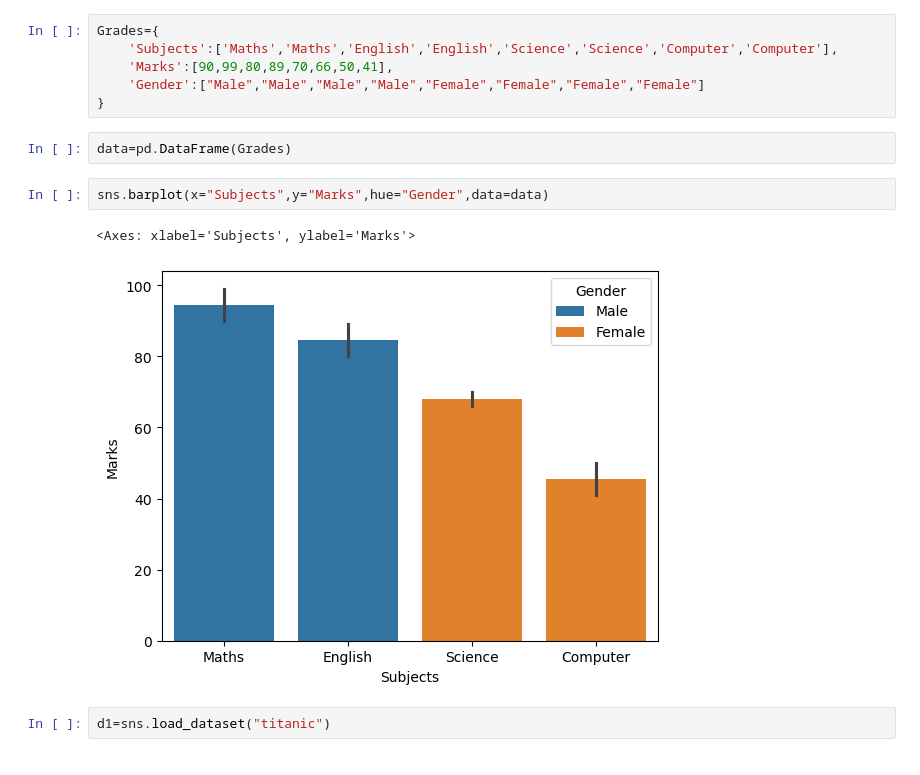
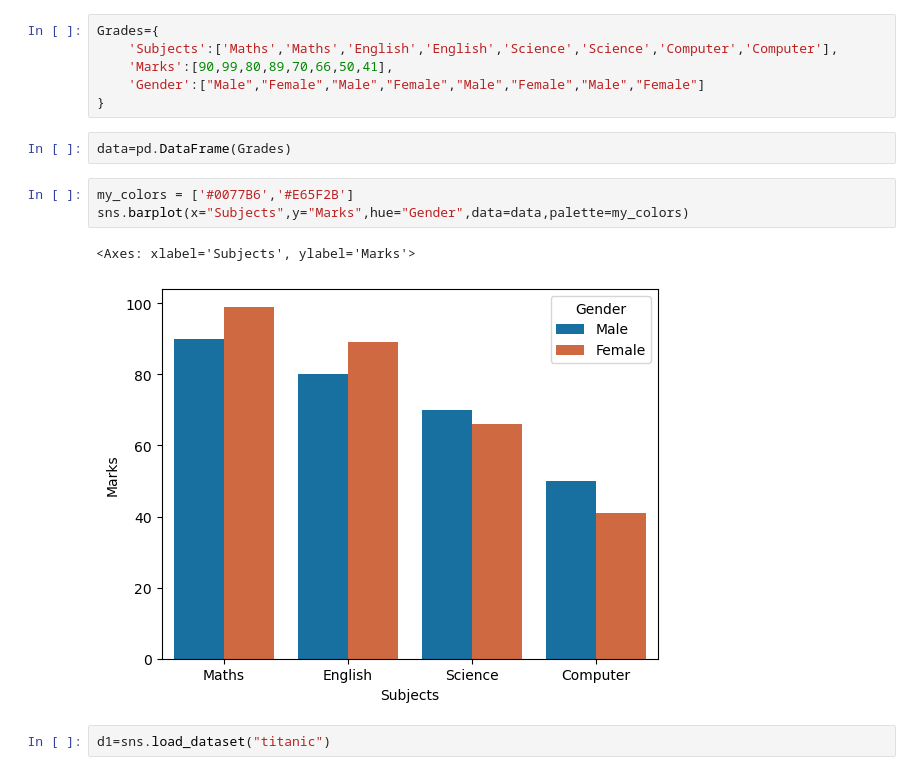
Before and after one commit to saboorkhan6/Analytics, a Jupyter notebook: seaborn/index.ipynb, the cells around one changed output. Drawn from its saved outputs; the diff is of its cells as text.

```diff
--- a/seaborn/index.ipynb
+++ b/seaborn/index.ipynb
@@ -26,15 +26,16 @@ import pandas as pd
 Grades={
     'Subjects':['Maths','Maths','English','English','Science','Science','Computer','Computer'],
     'Marks':[90,99,80,89,70,66,50,41],
-    'Gender':["Male","Male","Male","Male","Female","Female","Female","Female"]
+    'Gender':["Male","Female","Male","Female","Male","Female","Male","Female"]
 }
 # %%
 data=pd.DataFrame(Grades)
 # %%
-sns.barplot(x="Subjects",y="Marks",hue="Gender",data=data)
+my_colors = ['#0077B6','#E65F2B']
+sns.barplot(x="Subjects",y="Marks",hue="Gender",data=data,palette=my_colors)
 # %% [output]
 <Axes: xlabel='Subjects', ylabel='Marks'>
-[figure, old version]
+[figure, new version]
 # %%
 d1=sns.load_dataset("titanic")
 # %%
```
Also changed, not shown: parts of 4 cells of this notebook.
